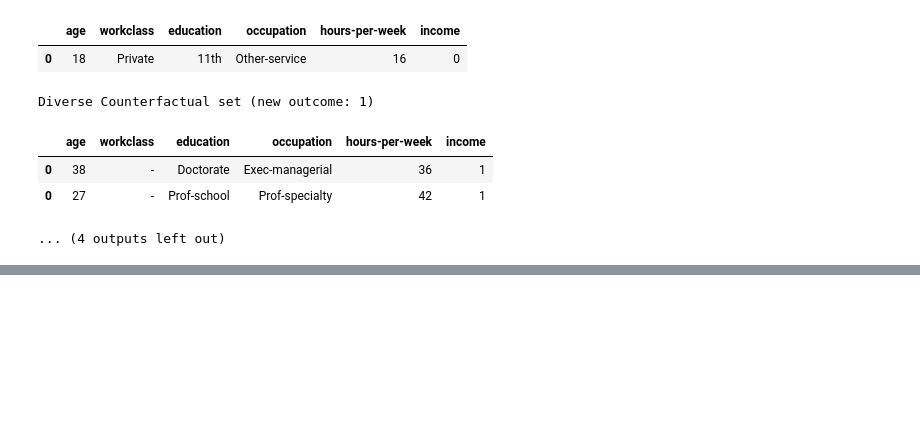
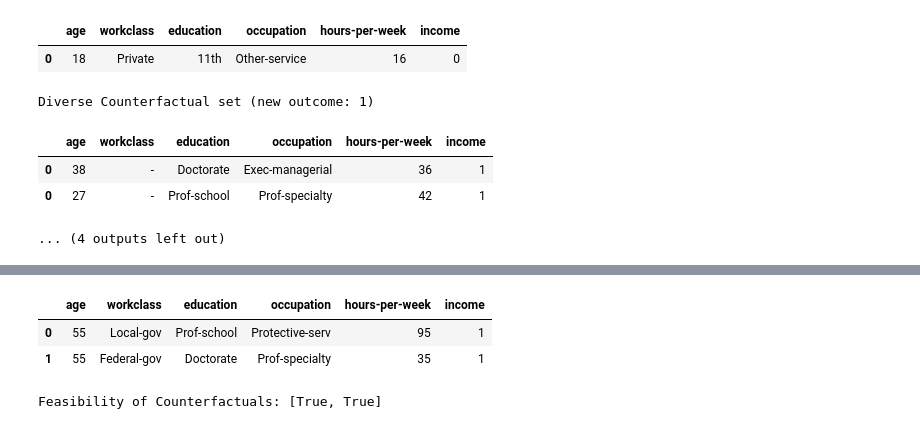
Before and after one commit to VitoriaMathias/mo436_state_of_data, a Jupyter notebook: Explainability/counterfactual_explanation.ipynb, the cells around one changed output, grey strips where cells are left out. Saved outputs shown, nothing was run; the diff lists cells and outputs as text; code cells hidden in the pictures; blank space fills up the shorter version.

Commit message:
Feasibility and Sensitivity analysis

```diff
--- a/Explainability/counterfactual_explanation.ipynb
+++ b/Explainability/counterfactual_explanation.ipynb
@@ -442 +443,22 @@ Diverse Counterfactual set (new outcome: 1)
 ... (4 outputs left out)
+# %%
+# Avaliação da Factibilidade das Explicações
+def check_feasibility(counterfactuals, dataset):
+    feasible = []
+    for cf in counterfactuals:
+        if cf in dataset.values:
+            feasible.append(True)
+        else:
+            feasible.append(False)
+    return feasible
+
+# Exemplo de uso
+counterfactuals = e1.cf_examples_list[0].final_cfs_df
+display(counterfactuals)
+feasibility = check_feasibility(counterfactuals.values, train_dataset)
+print('Feasibility of Counterfactuals:', feasibility)
+# %% [output]
+|  | age | workclass | education | occupation | hours-per-week | income |
+| 0 | 55 | Local-gov | Prof-school | Protective-serv | 95 | 1 |
+| 1 | 55 | Federal-gov | Doctorate | Prof-specialty | 35 | 1 |
+Feasibility of Counterfactuals: [True, True]
```
Also changed, not shown: parts of 5 cells of this notebook.
